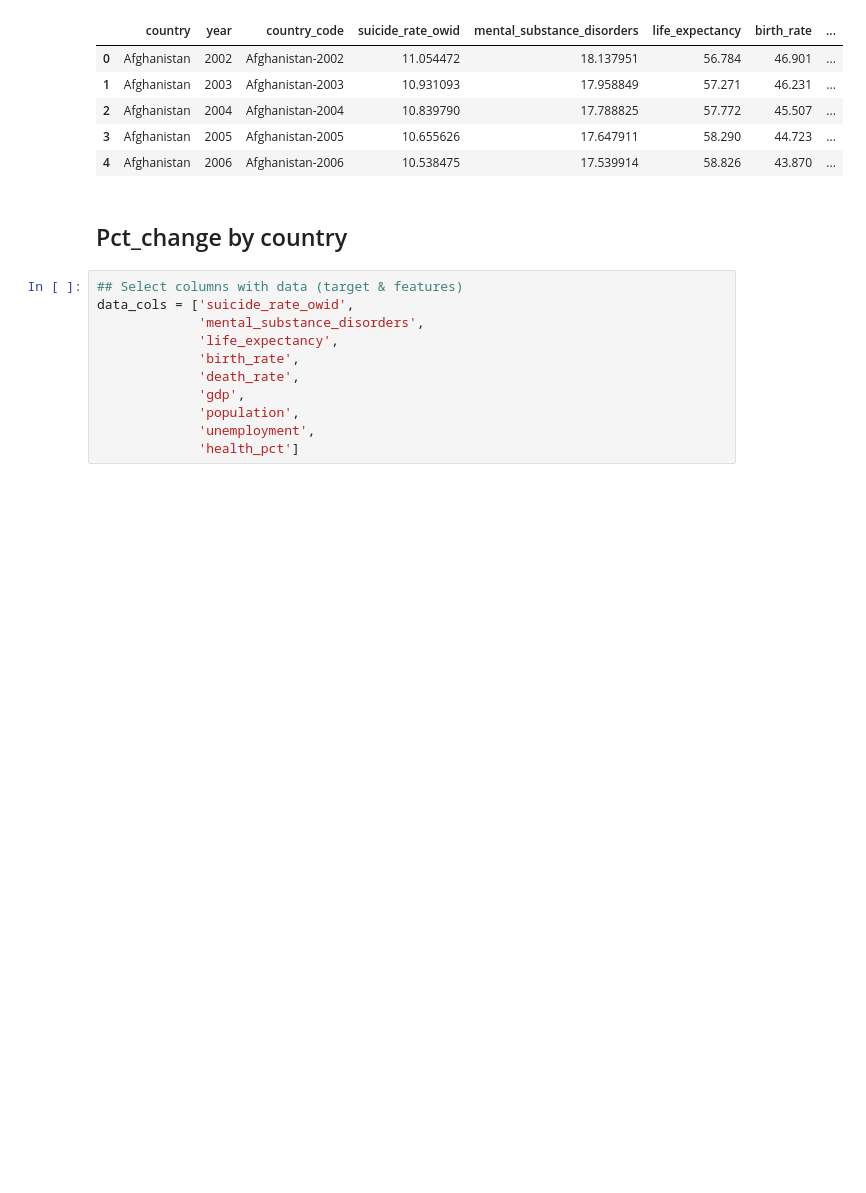
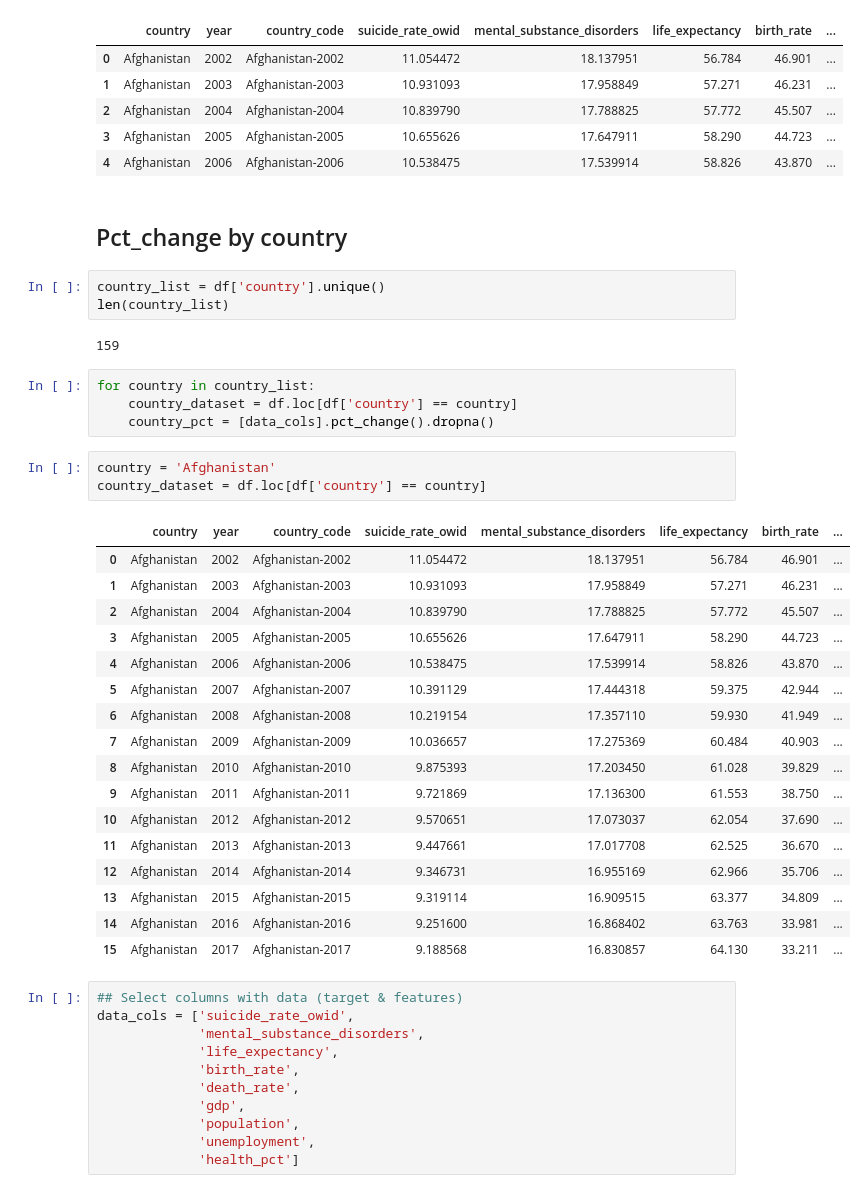
Before and after one commit to anajuarezar/Suicide-Analysis, a Jupyter notebook: data/Rate_of_Change.ipynb, the cells around one changed output. Cells and saved outputs as stored; diff of their text form; blank space fills up the shorter version.

```diff
--- a/data/Rate_Change.ipynb
+++ b/data/Rate_of_Change.ipynb
@@ -80,6 +80,36 @@ df.head()
 | 4 | Afghanistan | 2006 | Afghanistan-2006 | 10.538475 | 17.539914 | 58.826 | 43.870 | ... |
 # %% [markdown]
 ## Pct_change by country
+# %%
+country_list = df['country'].unique()
+len(country_list)
+# %% [output]
+159
+# %%
+for country in country_list:
+    country_dataset = df.loc[df['country'] == country]
+    country_pct = [data_cols].pct_change().dropna()
+# %%
+country = 'Afghanistan'
+country_dataset = df.loc[df['country'] == country]
+# %% [output]
+|  | country | year | country_code | suicide_rate_owid | mental_substance_disorders | life_expectancy | birth_rate | ... |
+| 0 | Afghanistan | 2002 | Afghanistan-2002 | 11.054472 | 18.137951 | 56.784 | 46.901 | ... |
+| 1 | Afghanistan | 2003 | Afghanistan-2003 | 10.931093 | 17.958849 | 57.271 | 46.231 | ... |
+| 2 | Afghanistan | 2004 | Afghanistan-2004 | 10.839790 | 17.788825 | 57.772 | 45.507 | ... |
+| 3 | Afghanistan | 2005 | Afghanistan-2005 | 10.655626 | 17.647911 | 58.290 | 44.723 | ... |
+| 4 | Afghanistan | 2006 | Afghanistan-2006 | 10.538475 | 17.539914 | 58.826 | 43.870 | ... |
+| 5 | Afghanistan | 2007 | Afghanistan-2007 | 10.391129 | 17.444318 | 59.375 | 42.944 | ... |
+| 6 | Afghanistan | 2008 | Afghanistan-2008 | 10.219154 | 17.357110 | 59.930 | 41.949 | ... |
+| 7 | Afghanistan | 2009 | Afghanistan-2009 | 10.036657 | 17.275369 | 60.484 | 40.903 | ... |
+| 8 | Afghanistan | 2010 | Afghanistan-2010 | 9.875393 | 17.203450 | 61.028 | 39.829 | ... |
+| 9 | Afghanistan | 2011 | Afghanistan-2011 | 9.721869 | 17.136300 | 61.553 | 38.750 | ... |
+| 10 | Afghanistan | 2012 | Afghanistan-2012 | 9.570651 | 17.073037 | 62.054 | 37.690 | ... |
+| 11 | Afghanistan | 2013 | Afghanistan-2013 | 9.447661 | 17.017708 | 62.525 | 36.670 | ... |
+| 12 | Afghanistan | 2014 | Afghanistan-2014 | 9.346731 | 16.955169 | 62.966 | 35.706 | ... |
+| 13 | Afghanistan | 2015 | Afghanistan-2015 | 9.319114 | 16.909515 | 63.377 | 34.809 | ... |
+| 14 | Afghanistan | 2016 | Afghanistan-2016 | 9.251600 | 16.868402 | 63.763 | 33.981 | ... |
+| 15 | Afghanistan | 2017 | Afghanistan-2017 | 9.188568 | 16.830857 | 64.130 | 33.211 | ... |
 # %%
 ## Select columns with data (target & features)
 data_cols = ['suicide_rate_owid',
```
Also changed, not shown: parts of 4 cells of this notebook, 6 other files.
